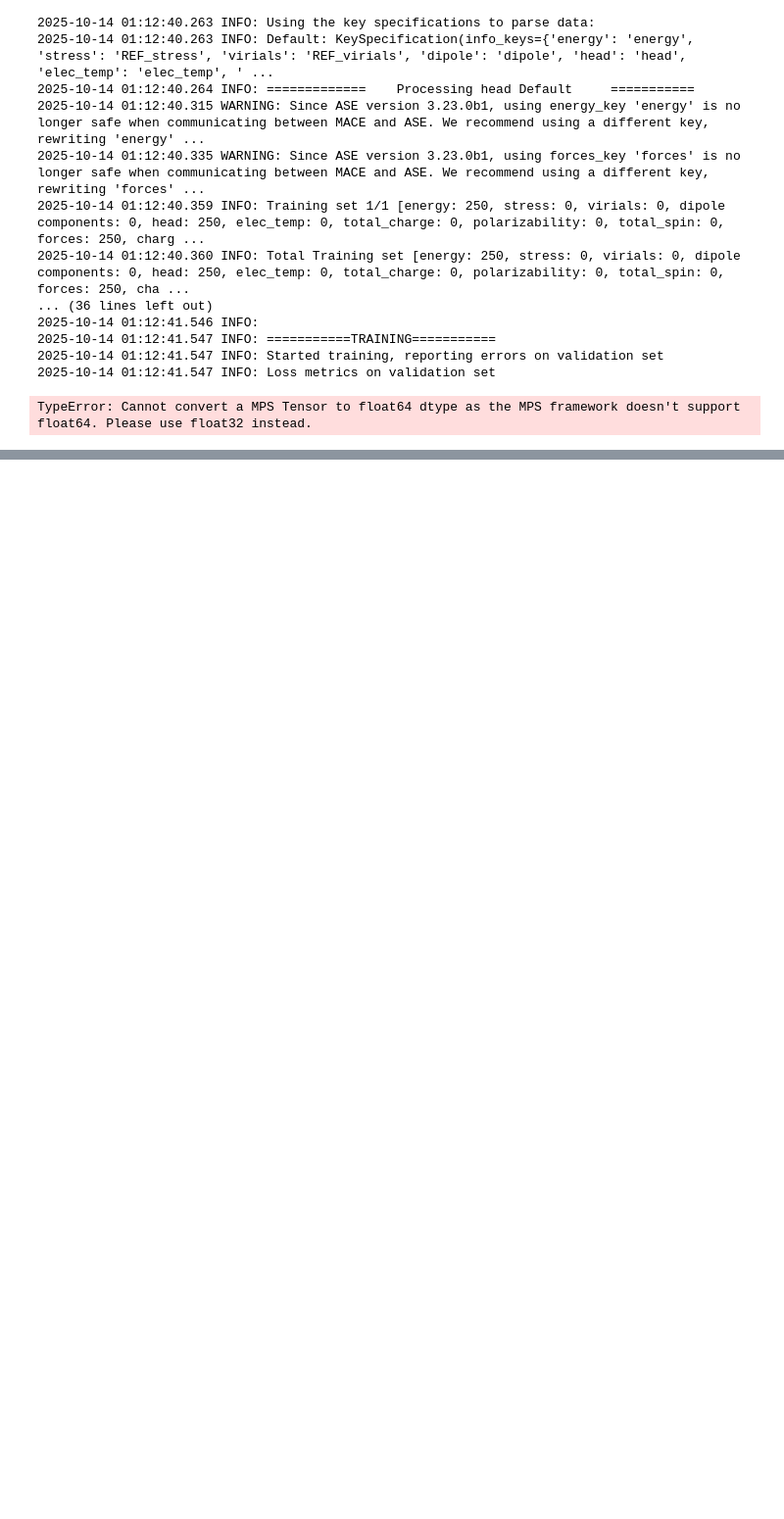
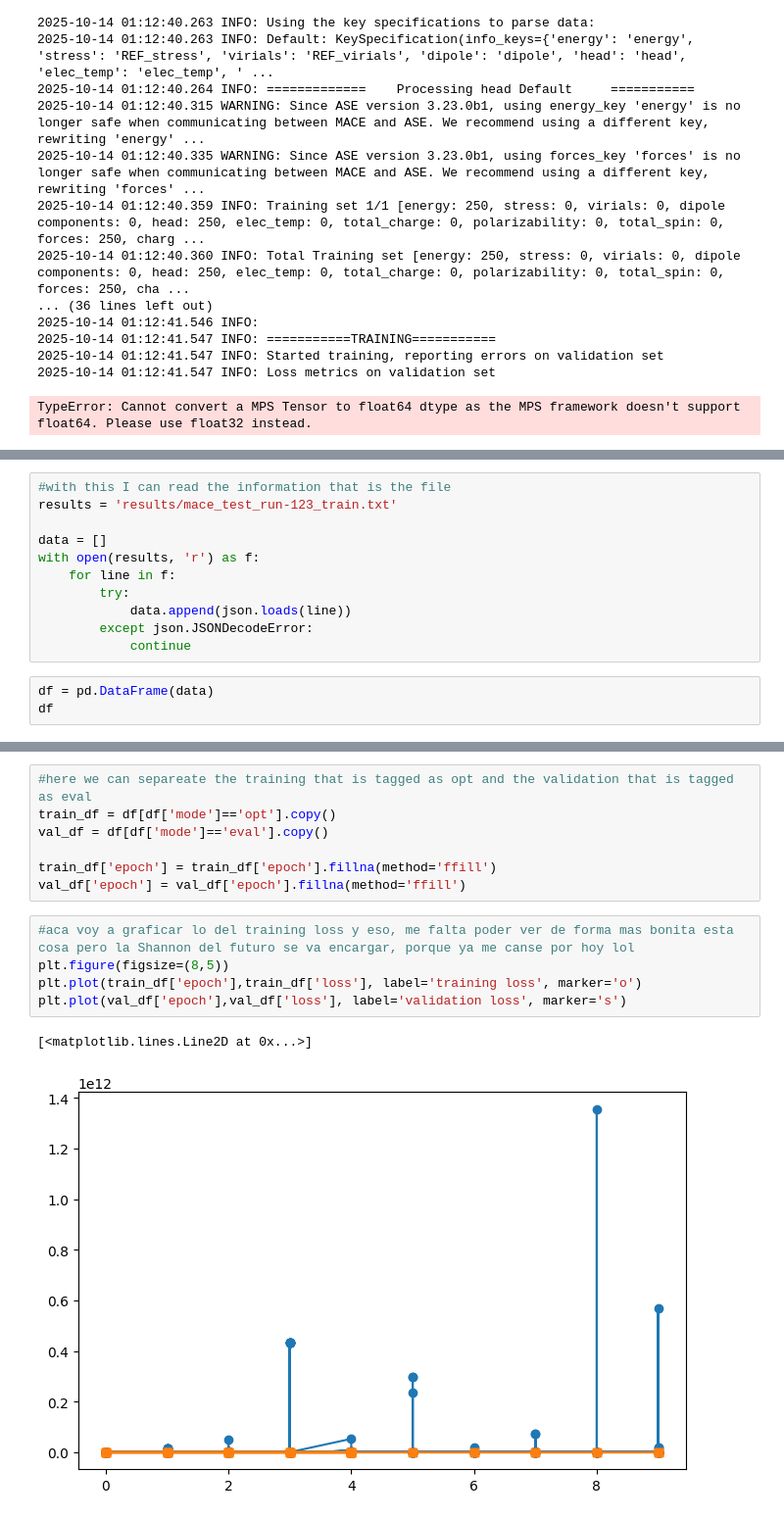
Before and after one commit to ShannonNCM/research_files, a Jupyter notebook: Test_training_data/test.ipynb, the cells around one changed output, grey strips where cells are left out. Shown: that part at 98% size. Drawn from its saved outputs; the diff is of its cells as text; blank space fills up the shorter version.

```diff
--- a/Test_training_data/test.ipynb
+++ b/Test_training_data/test.ipynb
@@ -194,0 +200,14 @@ TypeError: Cannot convert a MPS Tensor to float64 dtype as the MPS framework doe
+# %%
+#with this I can read the information that is the file
+results = 'results/mace_test_run-123_train.txt'
+
+data = []
+with open(results, 'r') as f:
+    for line in f:
+        try:
+            data.append(json.loads(line))
+        except json.JSONDecodeError:
+            continue
+# %%
+df = pd.DataFrame(data)
+df
@@ -194,0 +228,15 @@ TypeError: Cannot convert a MPS Tensor to float64 dtype as the MPS framework doe
+# %%
+#here we can separeate the training that is tagged as opt and the validation that is tagged as eval
+train_df = df[df['mode']=='opt'].copy()
+val_df = df[df['mode']=='eval'].copy()
+
+train_df['epoch'] = train_df['epoch'].fillna(method='ffill')
+val_df['epoch'] = val_df['epoch'].fillna(method='ffill')
+# %%
+#aca voy a graficar lo del training loss y eso, me falta poder ver de forma mas bonita esta cosa pero la Shannon del futuro se va encargar, porque ya me canse por hoy lol
+plt.figure(figsize=(8,5))
+plt.plot(train_df['epoch'],train_df['loss'], label='training loss', marker='o')
+plt.plot(val_df['epoch'],val_df['loss'], label='validation loss', marker='s')
+# %% [output]
+[<matplotlib.lines.Line2D at 0x...>]
+[figure, added]
```
Also changed, not shown: parts of 3 cells of this notebook, 1 other file.
